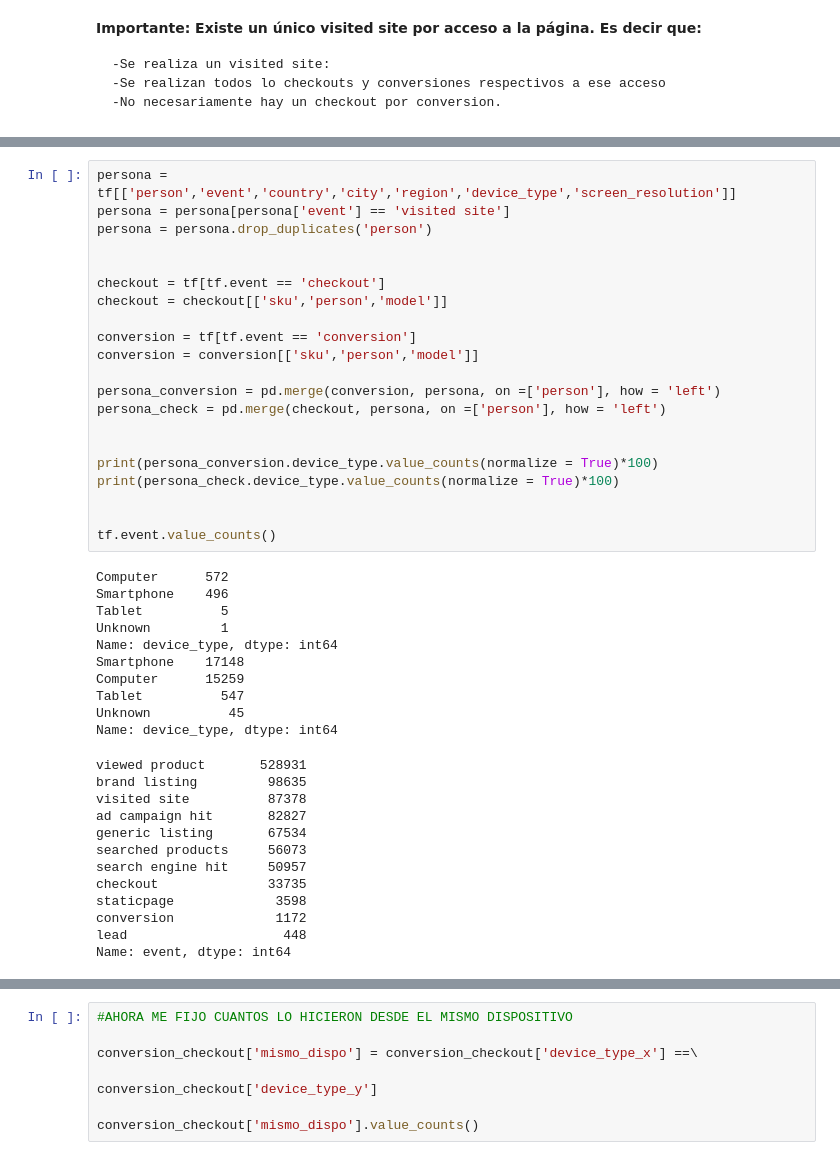
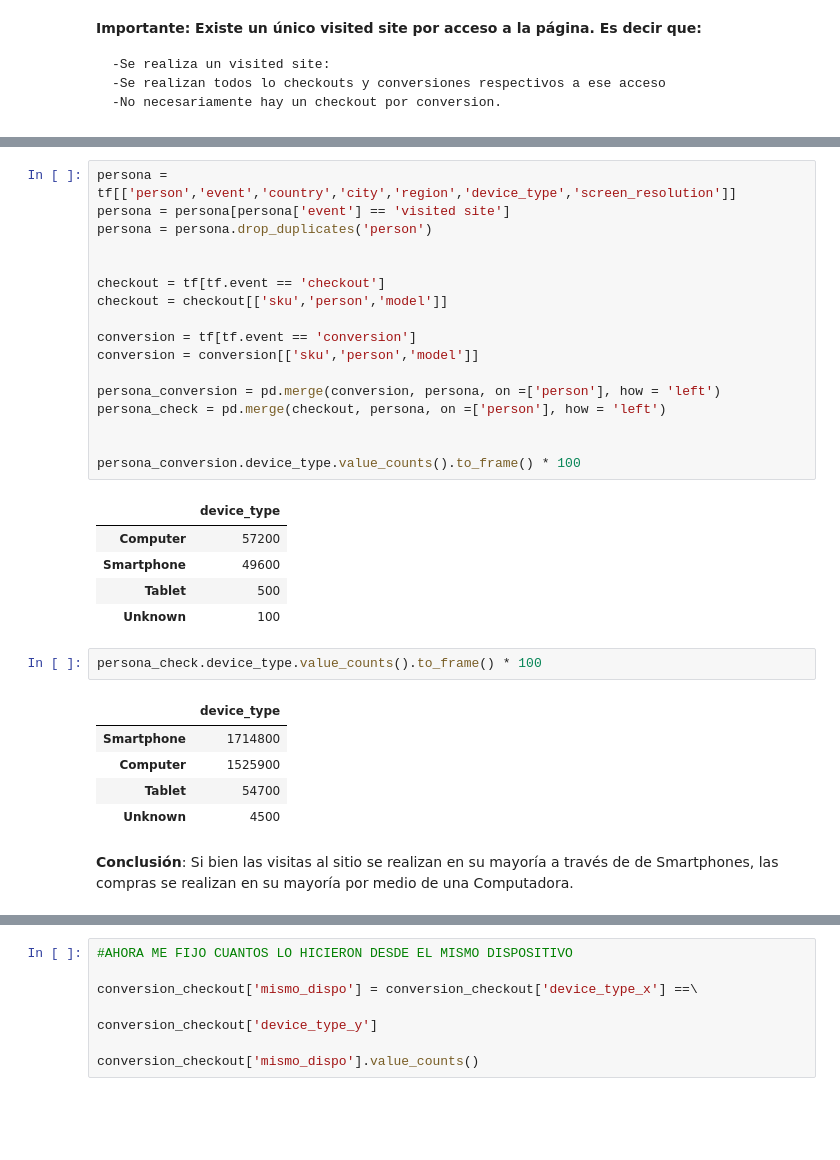
Before and after one commit to sebalogue/tp1-datos, a Jupyter notebook: TP1- Parte 3.ipynb, the cells around one changed output, grey strips where cells are left out. Drawn from its saved outputs; the diff is of its cells as text; blank space fills up the shorter version.

```diff
--- a/TP1- Parte 3.ipynb
+++ b/TP1- Parte 3.ipynb
@@ -219,47 +205,36 @@ EL 98% de las personas se conecta siempre del mismo dispositivo. Como la mayor c
 # %%
 persona = tf[['person','event','country','city','region','device_type','screen_resolution']]
 persona = persona[persona['event'] == 'visited site']
 persona = persona.drop_duplicates('person')
 
 
 checkout = tf[tf.event == 'checkout']
 checkout = checkout[['sku','person','model']]
 
 conversion = tf[tf.event == 'conversion']
 conversion = conversion[['sku','person','model']]
 
 persona_conversion = pd.merge(conversion, persona, on =['person'], how = 'left')
 persona_check = pd.merge(checkout, persona, on =['person'], how = 'left')
 
 
-print(persona_conversion.device_type.value_counts(normalize = True)*100)
-print(persona_check.device_type.value_counts(normalize = True)*100)
-
-
-tf.event.value_counts()
+persona_conversion.device_type.value_counts().to_frame() * 100
 # %% [output]
-Computer      572
-Smartphone    496
-Tablet          5
-Unknown         1
-Name: device_type, dtype: int64
-Smartphone    17148
-Computer      15259
-Tablet          547
-Unknown          45
-Name: device_type, dtype: int64
-viewed product       528931
-brand listing         98635
-visited site          87378
-ad campaign hit       82827
-generic listing       67534
-searched products     56073
-search engine hit     50957
-checkout              33735
-staticpage             3598
-conversion             1172
-lead                    448
-Name: event, dtype: int64
+|  | device_type |
+| Computer | 57200 |
+| Smartphone | 49600 |
+| Tablet | 500 |
+| Unknown | 100 |
+# %%
+persona_check.device_type.value_counts().to_frame() * 100
+# %% [output]
+|  | device_type |
+| Smartphone | 1714800 |
+| Computer | 1525900 |
+| Tablet | 54700 |
+| Unknown | 4500 |
+# %% [markdown]
+**Conclusión**: Si bien las visitas al sitio se realizan en su mayoría a través de de Smartphones, las compras se realizan en su mayoría por medio de una Computadora.
 # %%
 #LE AGREGO A LA CONVERSION EL DISPOSITIVO DESDE DONDE LO HICIERON
 #Por cada conversión existe un único visited site anterior.
```
Also changed, not shown: parts of 25 cells of this notebook.
